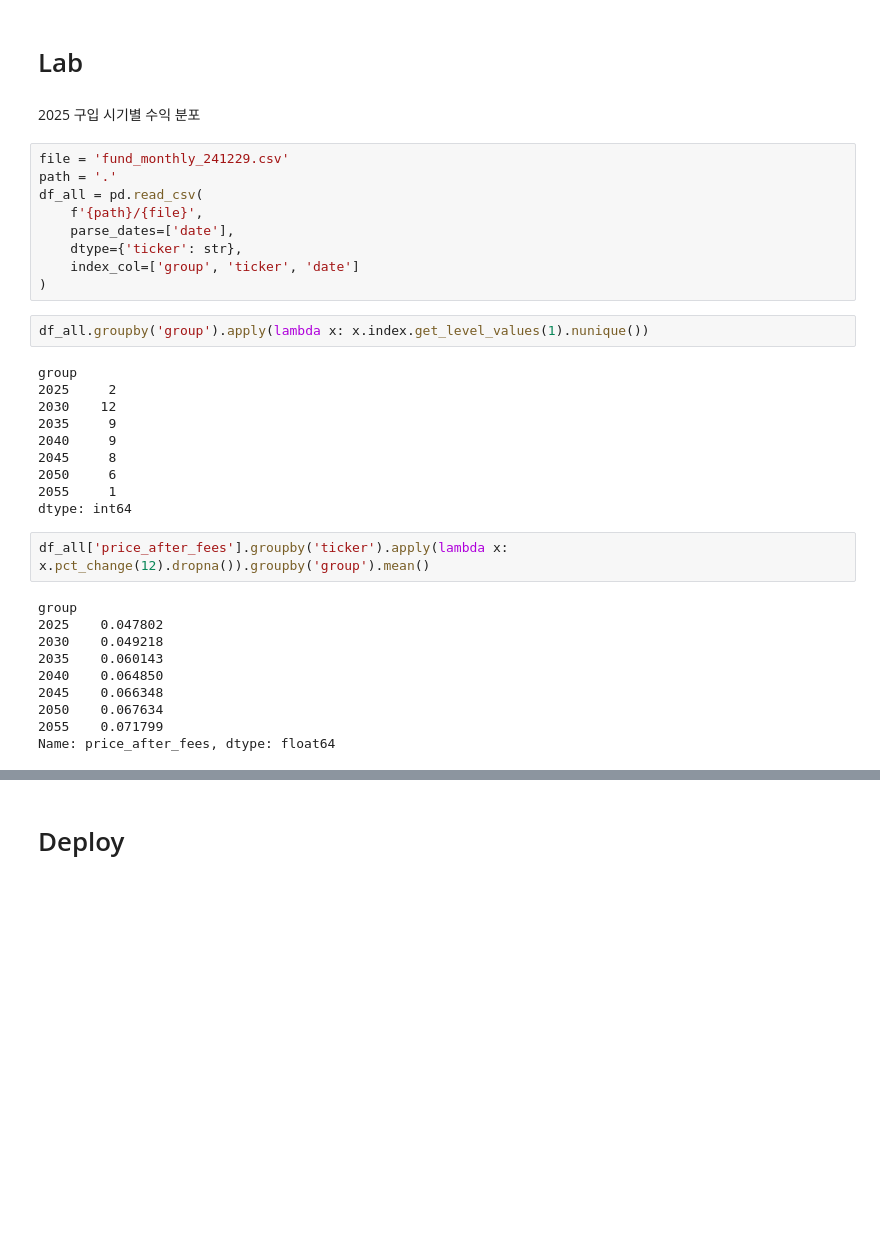
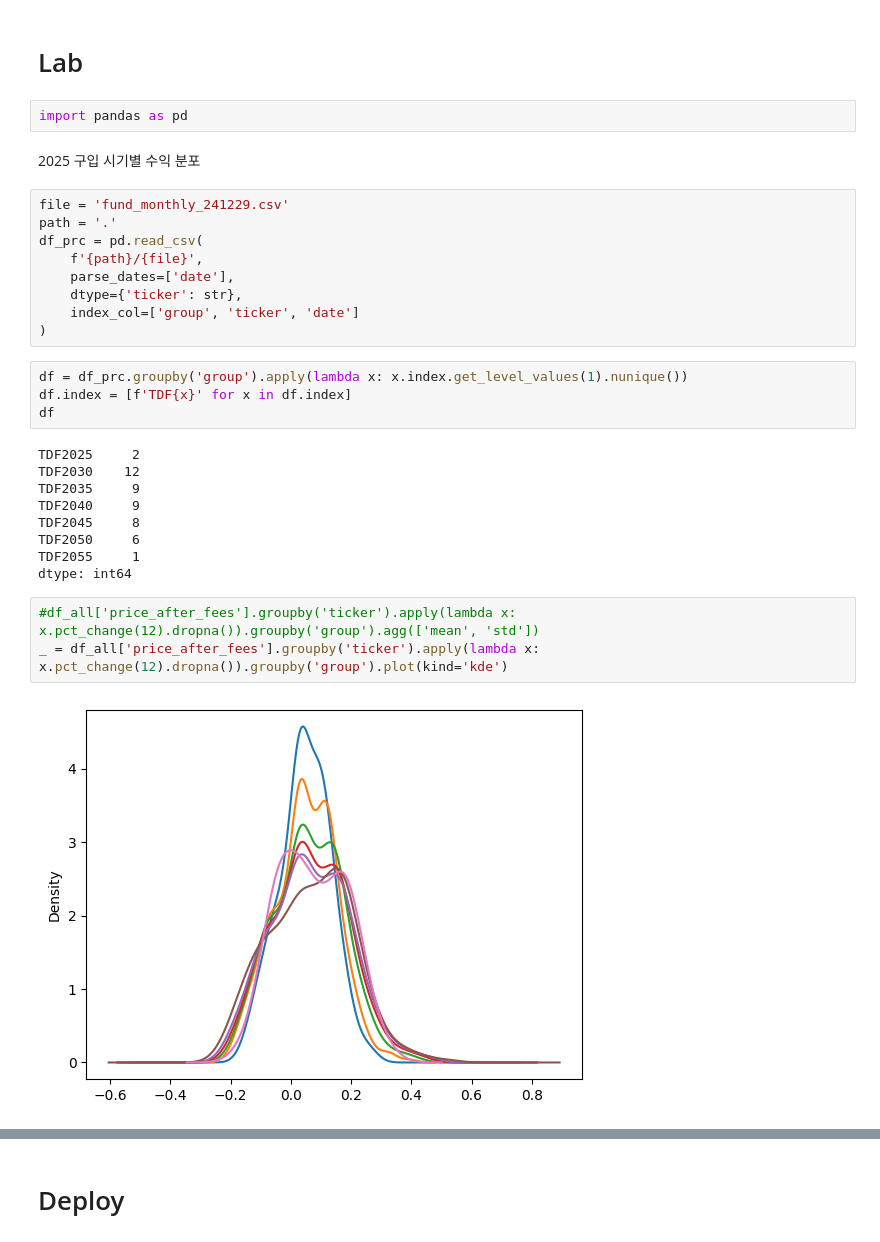
Before and after one commit to lbk209/fund, a Jupyter notebook: fund_labs.ipynb, the cells around one changed output, grey strips where cells are left out. Cells and saved outputs as stored; diff of their text form; blank space fills up the shorter version.

```diff
--- a/fund_labs.ipynb
+++ b/fund_labs.ipynb
@@ -76,38 +76,34 @@ file = 'fund_name_241230.csv'
 fund_name = pd.read_csv(f'{path}/{file}', dtype={'ticker': str}, index_col=[0]).to_dict()
 # %% [markdown]
 # Lab
+# %%
+import pandas as pd
 # %% [markdown]
 2025 구입 시기별 수익 분포
 # %%
 file = 'fund_monthly_241229.csv'
 path = '.'
-df_all = pd.read_csv(
+df_prc = pd.read_csv(
     f'{path}/{file}',
     parse_dates=['date'],
     dtype={'ticker': str},
     index_col=['group', 'ticker', 'date']
 )
 # %%
-df_all.groupby('group').apply(lambda x: x.index.get_level_values(1).nunique())
+df = df_prc.groupby('group').apply(lambda x: x.index.get_level_values(1).nunique())
+df.index = [f'TDF{x}' for x in df.index]
+df
 # %% [output]
-group
-2025     2
-2030    12
-2035     9
-2040     9
-2045     8
-2050     6
-2055     1
+TDF2025     2
+TDF2030    12
+TDF2035     9
+TDF2040     9
+TDF2045     8
+TDF2050     6
+TDF2055     1
 dtype: int64
 # %%
-df_all['price_after_fees'].groupby('ticker').apply(lambda x: x.pct_change(12).dropna()).groupby('group').mean()
+#df_all['price_after_fees'].groupby('ticker').apply(lambda x: x.pct_change(12).dropna()).groupby('group').agg(['mean', 'std'])
+_ = df_all['price_after_fees'].groupby('ticker').apply(lambda x: x.pct_change(12).dropna()).groupby('group').plot(kind='kde')
 # %% [output]
-group
-2025    0.047802
-2030    0.049218
-2035    0.060143
-2040    0.064850
-2045    0.066348
-2050    0.067634
-2055    0.071799
-Name: price_after_fees, dtype: float64
+[figure, added]
```
Also changed, not shown: parts of 4 cells of this notebook, 2 other files.
